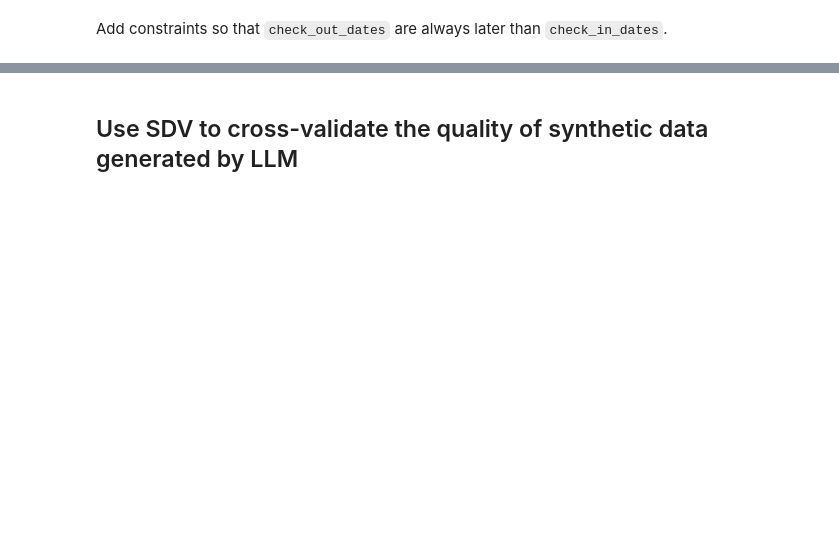
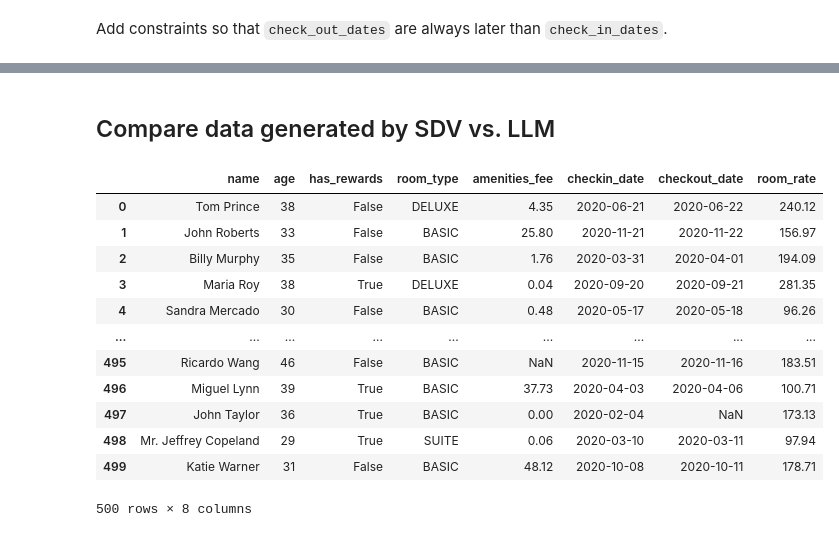
Before and after one commit to Zhenna/synthetic_data_generation_tabular_experiments, a Jupyter notebook: sdv_notebook.ipynb, the cells around one changed output, grey strips where cells are left out. Saved outputs shown, nothing was run; the diff lists cells and outputs as text; code cells hidden in the pictures; blank space fills up the shorter version.

```diff
--- a/sdv_notebook.ipynb
+++ b/sdv_notebook.ipynb
@@ -81,3 +97,3 @@ Overall Score (Average): 85.13%
 <sdmetrics.reports.single_table.quality_report.QualityReport at 0x...>
 # %% [markdown]
-## Use SDV to cross-validate the quality of synthetic data generated by LLM
+## Compare data generated by SDV vs. LLM
@@ -83,0 +107,3 @@ Overall Score (Average): 85.13%
+# %%
+# get the list of columns that are not NaN
+not_nan_columns = df_llm.columns[df_llm.notna().any()].tolist()
@@ -83,0 +113,20 @@ Overall Score (Average): 85.13%
+# %%
+# get a subset of columns that are not NaN in LLM
+df_sdv_subset = df_sdv[not_nan_columns]
+df_llm_subset = df_llm[not_nan_columns]
+# %%
+df_sdv_subset
+# %% [output]
+|  | name | age | has_rewards | room_type | amenities_fee | checkin_date | checkout_date | room_rate |
+| 0 | Tom Prince | 38 | False | DELUXE | 4.35 | 2020-06-21 | 2020-06-22 | 240.12 |
+| 1 | John Roberts | 33 | False | BASIC | 25.80 | 2020-11-21 | 2020-11-22 | 156.97 |
+| 2 | Billy Murphy | 35 | False | BASIC | 1.76 | 2020-03-31 | 2020-04-01 | 194.09 |
+| 3 | Maria Roy | 38 | True | DELUXE | 0.04 | 2020-09-20 | 2020-09-21 | 281.35 |
+| 4 | Sandra Mercado | 30 | False | BASIC | 0.48 | 2020-05-17 | 2020-05-18 | 96.26 |
+| ... | ... | ... | ... | ... | ... | ... | ... | ... |
+| 495 | Ricardo Wang | 46 | False | BASIC | NaN | 2020-11-15 | 2020-11-16 | 183.51 |
+| 496 | Miguel Lynn | 39 | True | BASIC | 37.73 | 2020-04-03 | 2020-04-06 | 100.71 |
+| 497 | John Taylor | 36 | True | BASIC | 0.00 | 2020-02-04 | NaN | 173.13 |
+| 498 | Mr. Jeffrey Copeland | 29 | True | SUITE | 0.06 | 2020-03-10 | 2020-03-11 | 97.94 |
+| 499 | Katie Warner | 31 | False | BASIC | 48.12 | 2020-10-08 | 2020-10-11 | 178.71 |
+500 rows × 8 columns
```
Also changed, not shown: parts of 8 cells of this notebook, 5 other files.
